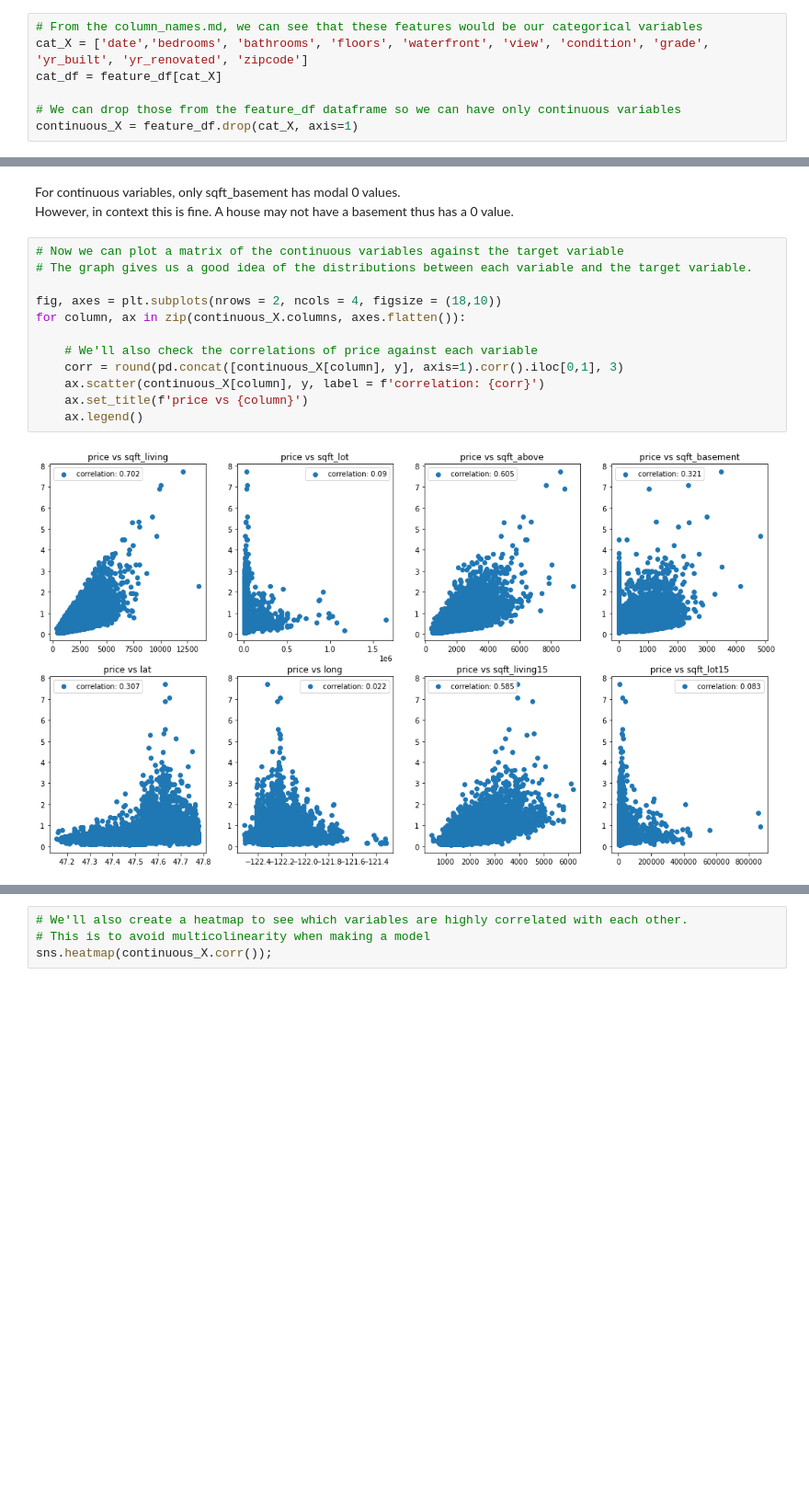
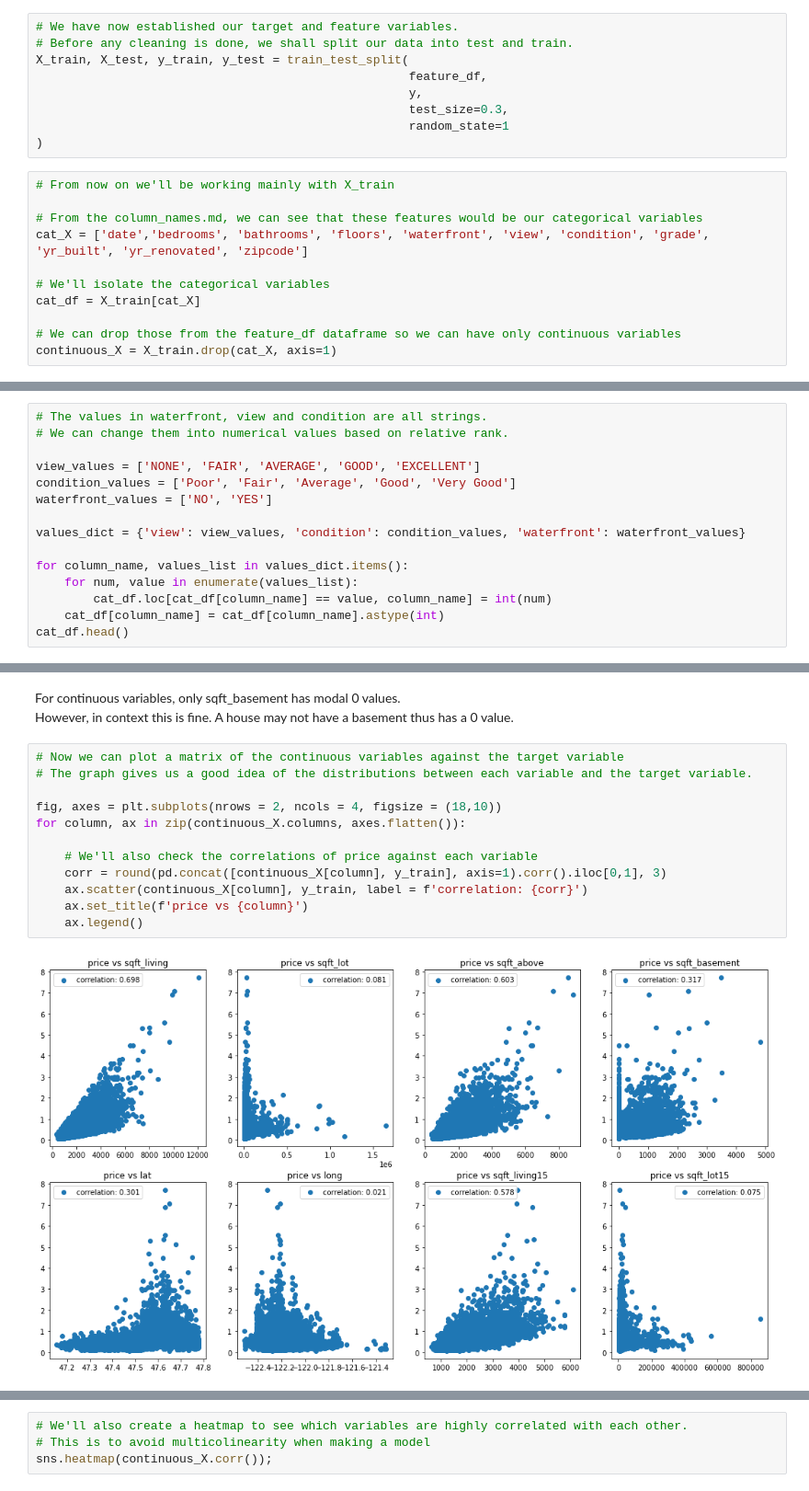
Before and after one commit to UpGoerFive/King-County-Project, a Jupyter notebook: Abass.ipynb, the cells around one changed output, grey strips where cells are left out. Shown at 92% size. Cells and saved outputs as stored; diff of their text form; blank space fills up the shorter version.

```diff
--- a/Abass.ipynb
+++ b/Abass.ipynb
@@ -74,8 +76,21 @@ feature_df = orig_data.drop(['id', 'price'], axis=1)
+# %%
+# We have now established our target and feature variables.
+# Before any cleaning is done, we shall split our data into test and train.
+X_train, X_test, y_train, y_test = train_test_split(
+                                                    feature_df,
+                                                    y,
+                                                    test_size=0.3,
+                                                    random_state=1
+)
 # %%
+# From now on we'll be working mainly with X_train
+
 # From the column_names.md, we can see that these features would be our categorical variables
 cat_X = ['date','bedrooms', 'bathrooms', 'floors', 'waterfront', 'view', 'condition', 'grade', 'yr_built', 'yr_renovated', 'zipcode']
-cat_df = feature_df[cat_X]
+
+# We'll isolate the categorical variables
+cat_df = X_train[cat_X]
 
 # We can drop those from the feature_df dataframe so we can have only continuous variables
-continuous_X = feature_df.drop(cat_X, axis=1)
+continuous_X = X_train.drop(cat_X, axis=1)
 # %% [markdown]
@@ -182,3 +197,18 @@ A value is trying to be set on a copy of a slice from a DataFrame
 
 See the caveats in the documentation: https://pandas.pydata.org/pandas-docs/stable/user_guide/indexing.html#returning-a-view-versus-a-copy
   return super().fillna(
+# %%
+# The values in waterfront, view and condition are all strings.
+# We can change them into numerical values based on relative rank.
+
+view_values = ['NONE', 'FAIR', 'AVERAGE', 'GOOD', 'EXCELLENT']
+condition_values = ['Poor', 'Fair', 'Average', 'Good', 'Very Good']
+waterfront_values = ['NO', 'YES']
+
+values_dict = {'view': view_values, 'condition': condition_values, 'waterfront': waterfront_values}
+
+for column_name, values_list in values_dict.items():
+    for num, value in enumerate(values_list):
+        cat_df.loc[cat_df[column_name] == value, column_name] = int(num)
+    cat_df[column_name] = cat_df[column_name].astype(int)
+cat_df.head()
@@ -221,15 +268,15 @@ However, in context this is fine. A house may not have a basement thus has a 0 v
 # %%
 # Now we can plot a matrix of the continuous variables against the target variable
 # The graph gives us a good idea of the distributions between each variable and the target variable.
 
 fig, axes = plt.subplots(nrows = 2, ncols = 4, figsize = (18,10))
 for column, ax in zip(continuous_X.columns, axes.flatten()):
 
     # We'll also check the correlations of price against each variable
-    corr = round(pd.concat([continuous_X[column], y], axis=1).corr().iloc[0,1], 3)
-    ax.scatter(continuous_X[column], y, label = f'correlation: {corr}')
+    corr = round(pd.concat([continuous_X[column], y_train], axis=1).corr().iloc[0,1], 3)
+    ax.scatter(continuous_X[column], y_train, label = f'correlation: {corr}')
     ax.set_title(f'price vs {column}')
     ax.legend()
 # %% [output]
-[figure, old version]
+[figure, new version]
 # %% [markdown]
```
Also changed, not shown: parts of 64 cells of this notebook.
